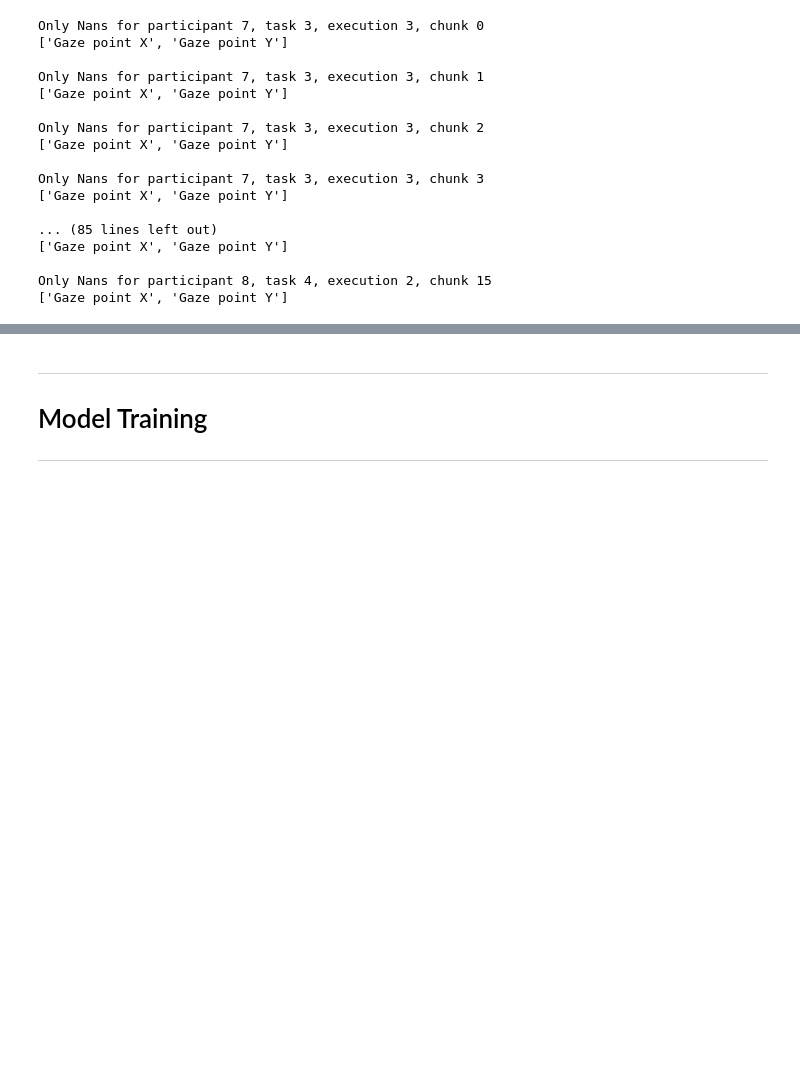
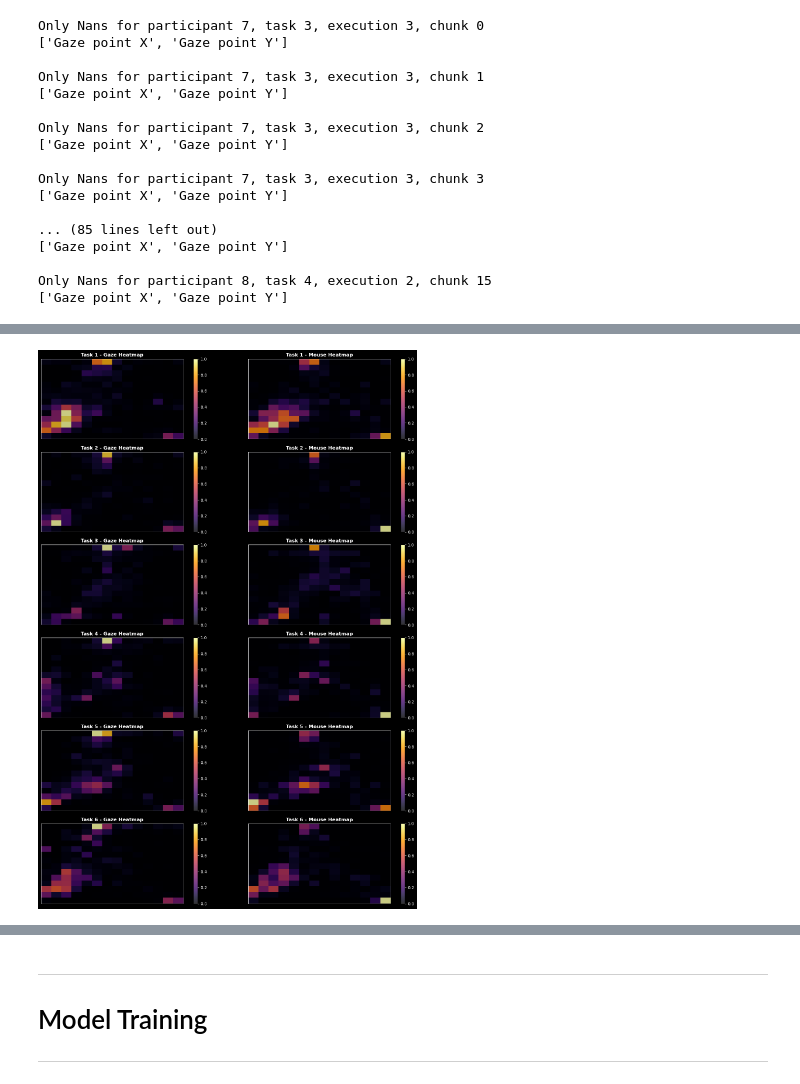
Before and after one commit to kruuZHAW/eye_tracking, a Jupyter notebook: notebooks/train_on_chunks.ipynb, the cells around one changed output, grey strips where cells are left out. Saved outputs shown, nothing was run; the diff lists cells and outputs as text; code cells hidden in the pictures; blank space fills up the shorter version.

```diff
--- a/notebooks/train_on_chunks.ipynb
+++ b/notebooks/train_on_chunks.ipynb
@@ -57,0 +118,60 @@ Only Nans for participant 8, task 4, execution 2, chunk 15
+# %%
+import numpy as np
+import matplotlib.pyplot as plt
+import seaborn as sns
+import pandas as pd
+
+screen_width = 1920
+screen_height = 1080
+bins = 15
+fig, axes = plt.subplots(6, 2, figsize=(18, 20))  # Increased height for better spacing
+
+for i in range(0, 6):
+    plot_df = dataset_resampled.query(f"Task_id == {i+1}")
+    gaze_x, gaze_y = plot_df["Gaze point X"], plot_df["Gaze point Y"]
+    mouse_x, mouse_y = plot_df["Mouse position X"], plot_df["Mouse position Y"]
+
+    bins_x = np.linspace(0, screen_width, bins)
+    bins_y = np.linspace(0, screen_height, bins)
+    heatmap_gaze, _, _ = np.histogram2d(gaze_x, gaze_y, bins=[bins_x, bins_y])
+    heatmap_mouse, _, _ = np.histogram2d(mouse_x, mouse_y, bins=[bins_x, bins_y])
+
+    # Normalize heatmaps for better visualization
+    if np.max(heatmap_gaze) > 0:
+        heatmap_gaze = heatmap_gaze / np.max(heatmap_gaze)
+    if np.max(heatmap_mouse) > 0:
+        heatmap_mouse = heatmap_mouse / np.max(heatmap_mouse)
+
+
+    ax1, ax2 = axes[i, 0], axes[i, 1]
+
+    # Gaze Heatmap
+    im1 = ax1.imshow(heatmap_gaze.T, extent=[0, screen_width, 0, screen_height],
+                     origin="lower", cmap="inferno", alpha=0.8)
+    ax1.add_patch(plt.Rectangle((0, 0), screen_width, screen_height, fill=None, color='white', linewidth=1))
+    ax1.set_title(f"Task {i+1} - Gaze Heatmap", fontsize=12, fontweight="bold", color="white")
+    ax1.set_xlim(0, screen_width)
+    ax1.set_ylim(0, screen_height)
+    ax1.axis("off")
+
+    cbar1 = fig.colorbar(im1, ax=ax1, fraction=0.046, pad=0.04)
+    cbar1.ax.tick_params(labelsize=10, colors="white")
+
+    # Mouse Heatmap
+    im2 = ax2.imshow(heatmap_mouse.T, extent=[0, screen_width, 0, screen_height],
+                     origin="lower", cmap="inferno", alpha=0.8)
+    ax2.add_patch(plt.Rectangle((0, 0), screen_width, screen_height, fill=None, color='white', linewidth=1))
+    ax2.set_title(f"Task {i+1} - Mouse Heatmap", fontsize=12, fontweight="bold", color="white")
+    ax2.set_xlim(0, screen_width)
+    ax2.set_ylim(0, screen_height)
+    ax2.axis("off")
+
+    cbar2 = fig.colorbar(im2, ax=ax2, fraction=0.046, pad=0.04)
+    cbar2.ax.tick_params(labelsize=10, colors="white")
+
+# Improve layout
+plt.tight_layout(rect=[0, 0, 0.90, 0.96])
+fig.patch.set_facecolor('black')
+plt.show()
+# %% [output]
+[figure, added]
```
Also changed, not shown: parts of 19 cells of this notebook, 1 other file.
